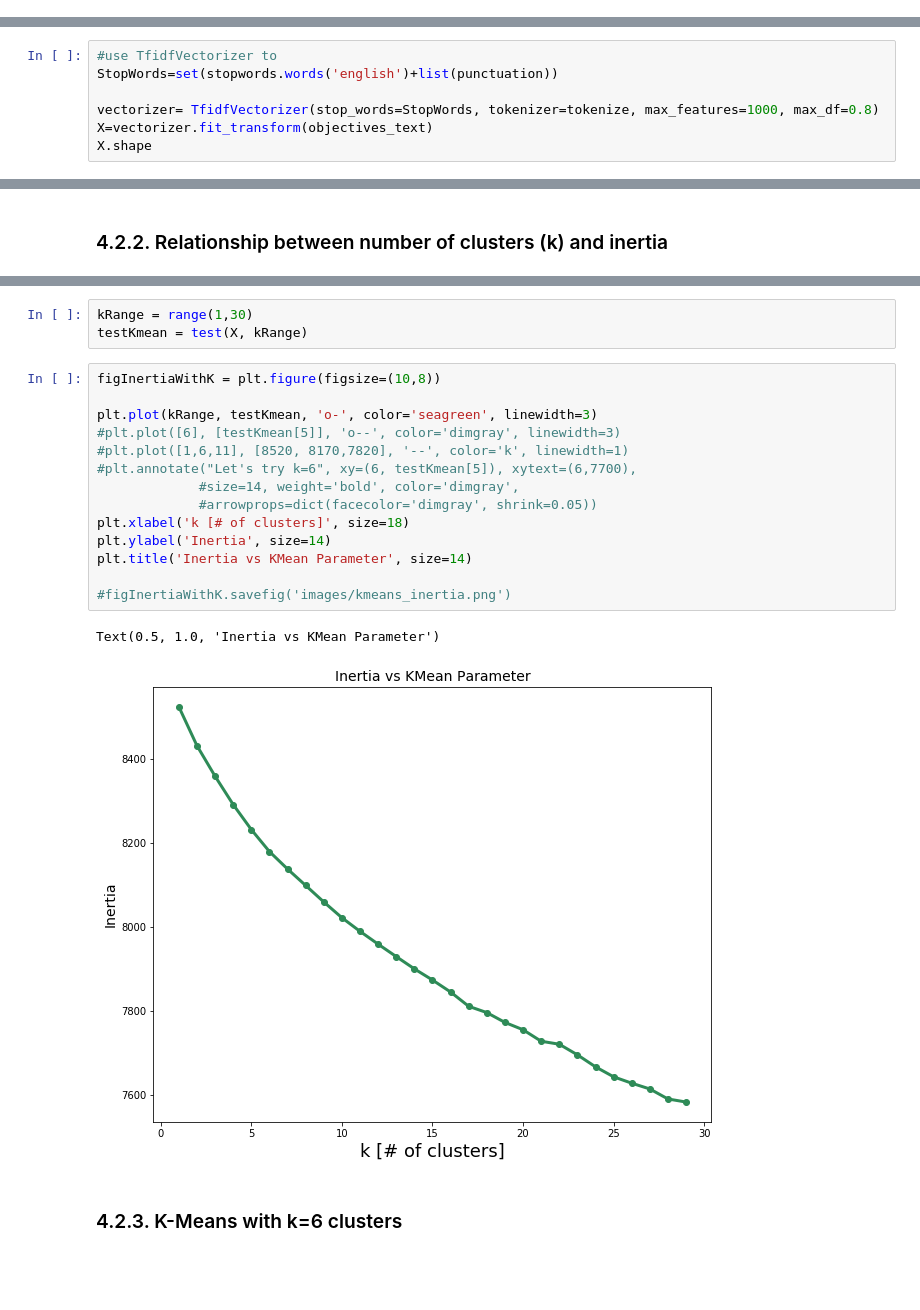
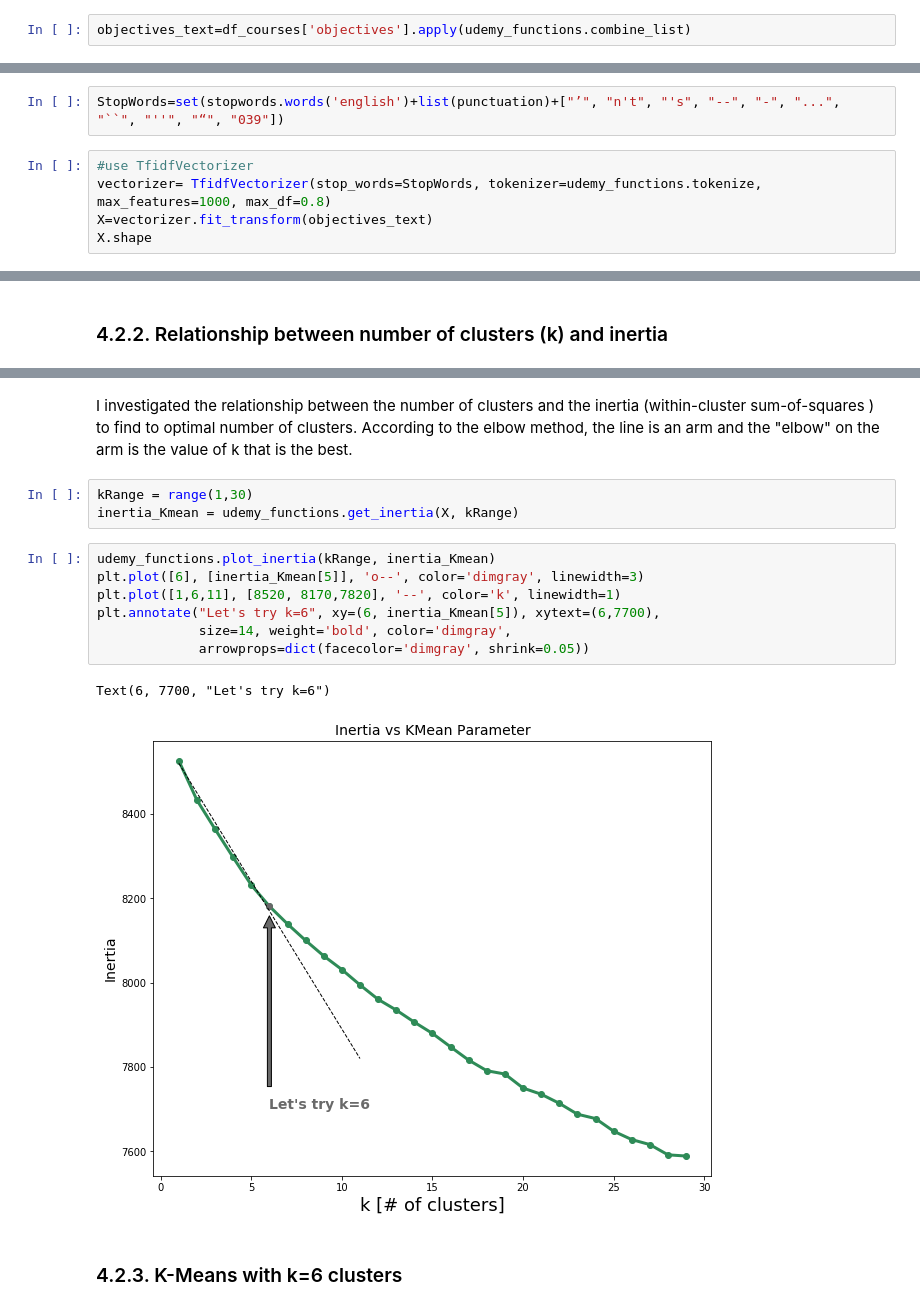
Before and after one commit to adrij/Udemy-recommender-system, a Jupyter notebook: 4_Clustering_and_RS.ipynb, the cells around one changed output, grey strips where cells are left out. Saved outputs shown, nothing was run; the diff lists cells and outputs as text; blank space fills up the shorter version.

```diff
--- a/4_Clustering_and_RS.ipynb
+++ b/4_Clustering_and_RS.ipynb
@@ -89,0 +69,2 @@ there are 536440 items in vocab_frame
+# %%
+objectives_text=df_courses['objectives'].apply(udemy_functions.combine_list)
@@ -90,8 +78,8 @@ there are 536440 items in vocab_frame
+# %%
+StopWords=set(stopwords.words('english')+list(punctuation)+["’", "n't", "'s", "--", "-", "...", "``", "''", "“", "039"])
 # %%
-#use TfidfVectorizer to
-StopWords=set(stopwords.words('english')+list(punctuation))
-
-vectorizer= TfidfVectorizer(stop_words=StopWords, tokenizer=tokenize, max_features=1000, max_df=0.8)
+#use TfidfVectorizer
+vectorizer= TfidfVectorizer(stop_words=StopWords, tokenizer=udemy_functions.tokenize, max_features=1000, max_df=0.8)
 X=vectorizer.fit_transform(objectives_text)
 X.shape
 # %% [output]
@@ -276,23 +173,18 @@ def test(data, nClusterRange):
+# %% [markdown]
+I investigated the relationship between the number of clusters and the inertia (within-cluster sum-of-squares ) to find to optimal number of clusters. According to the elbow method, the line is an arm and the "elbow" on the arm is the value of k that is the best.
 # %%
 kRange = range(1,30)
-testKmean = test(X, kRange)
+inertia_Kmean = udemy_functions.get_inertia(X, kRange)
 # %%
-figInertiaWithK = plt.figure(figsize=(10,8))
-
-plt.plot(kRange, testKmean, 'o-', color='seagreen', linewidth=3)
-#plt.plot([6], [testKmean[5]], 'o--', color='dimgray', linewidth=3)
-#plt.plot([1,6,11], [8520, 8170,7820], '--', color='k', linewidth=1)
-#plt.annotate("Let's try k=6", xy=(6, testKmean[5]), xytext=(6,7700),
-             #size=14, weight='bold', color='dimgray',
-             #arrowprops=dict(facecolor='dimgray', shrink=0.05))
-plt.xlabel('k [# of clusters]', size=18)
-plt.ylabel('Inertia', size=14)
-plt.title('Inertia vs KMean Parameter', size=14)
-
-#figInertiaWithK.savefig('images/kmeans_inertia.png')
+udemy_functions.plot_inertia(kRange, inertia_Kmean)
+plt.plot([6], [inertia_Kmean[5]], 'o--', color='dimgray', linewidth=3)
+plt.plot([1,6,11], [8520, 8170,7820], '--', color='k', linewidth=1)
+plt.annotate("Let's try k=6", xy=(6, inertia_Kmean[5]), xytext=(6,7700),
+             size=14, weight='bold', color='dimgray',
+             arrowprops=dict(facecolor='dimgray', shrink=0.05))
 # %% [output]
-Text(0.5, 1.0, 'Inertia vs KMean Parameter')
+Text(6, 7700, "Let's try k=6")
-[figure, old version]
+[figure, new version]
 # %% [markdown]
 ### 4.2.3. K-Means with k=6 clusters
 # %% [markdown]
```
Also changed, not shown: parts of 109 cells of this notebook, 8 other files.
